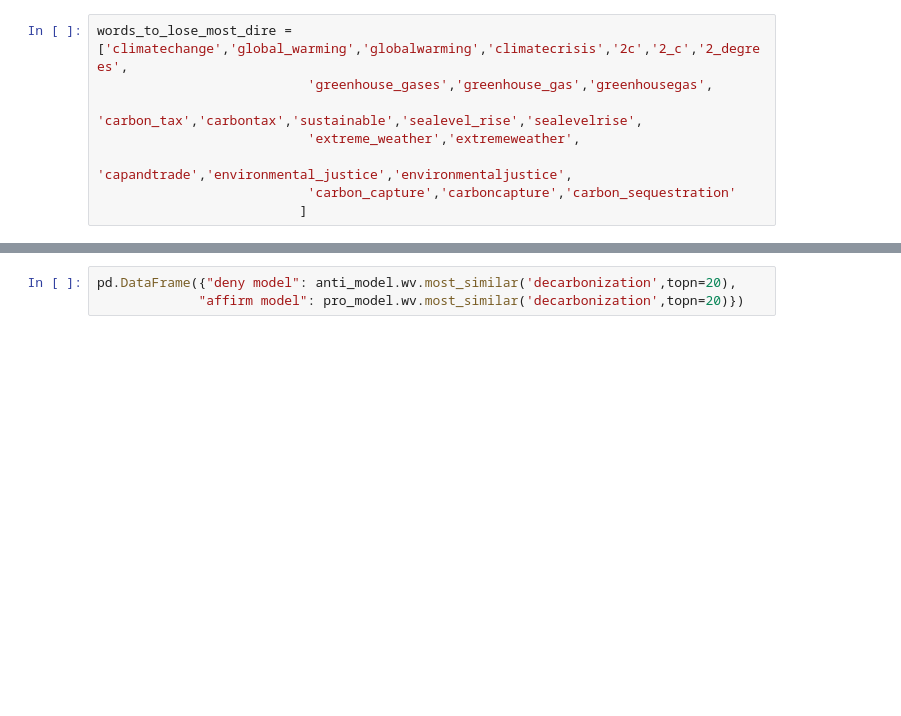
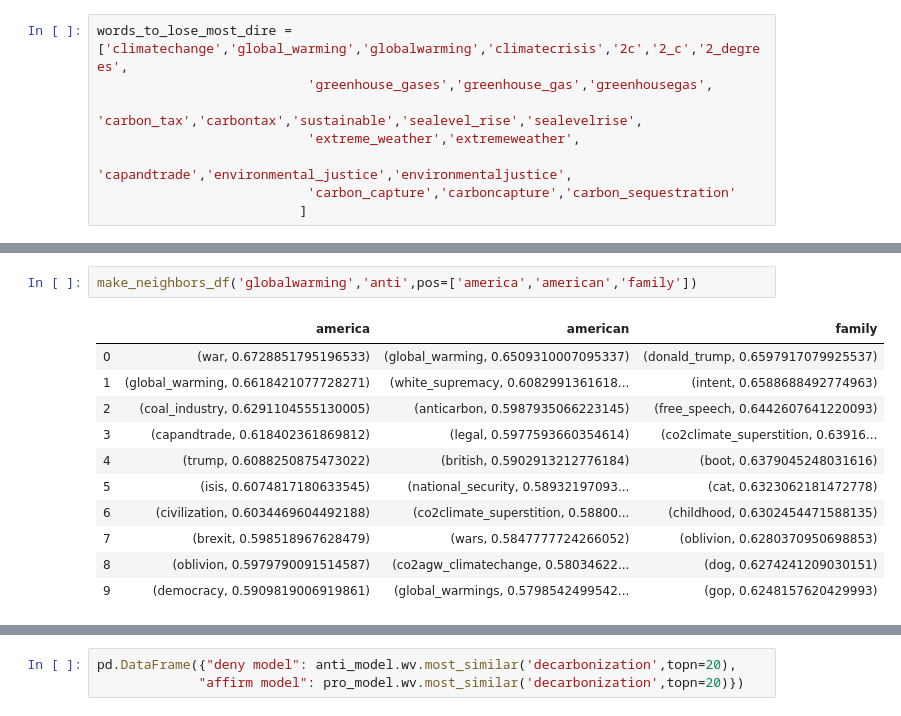
Before and after one commit to haroldw/cs229_reacclimate, a Jupyter notebook: tweet_classification/4_Classify_Tweets.ipynb, the cells around one changed output, grey strips where cells are left out. Drawn from its saved outputs; the diff is of its cells as text; blank space fills up the shorter version.

```diff
--- a/tweet_classification/4_Classify_Tweets.ipynb
+++ b/tweet_classification/4_Classify_Tweets.ipynb
@@ -332,0 +361,14 @@ words_to_lose_most_dire = ['climatechange','global_warming','globalwarming','cli
+# %%
+make_neighbors_df('globalwarming','anti',pos=['america','american','family'])
+# %% [output]
+|  | america | american | family |
+| 0 | (war, 0.6728851795196533) | (global_warming, 0.6509310007095337) | (donald_trump, 0.6597917079925537) |
+| 1 | (global_warming, 0.6618421077728271) | (white_supremacy, 0.6082991361618... | (intent, 0.6588688492774963) |
+| 2 | (coal_industry, 0.6291104555130005) | (anticarbon, 0.5987935066223145) | (free_speech, 0.6442607641220093) |
+| 3 | (capandtrade, 0.618402361869812) | (legal, 0.5977593660354614) | (co2climate_superstition, 0.63916... |
+| 4 | (trump, 0.6088250875473022) | (british, 0.5902913212776184) | (boot, 0.6379045248031616) |
+| 5 | (isis, 0.6074817180633545) | (national_security, 0.58932197093... | (cat, 0.6323062181472778) |
+| 6 | (civilization, 0.6034469604492188) | (co2climate_superstition, 0.58800... | (childhood, 0.6302454471588135) |
+| 7 | (brexit, 0.598518967628479) | (wars, 0.5847777724266052) | (oblivion, 0.6280370950698853) |
+| 8 | (oblivion, 0.5979790091514587) | (co2agw_climatechange, 0.58034622... | (dog, 0.6274241209030151) |
+| 9 | (democracy, 0.5909819006919861) | (global_warmings, 0.5798542499542... | (gop, 0.6248157620429993) |
```
Also changed, not shown: parts of 12 cells of this notebook.
